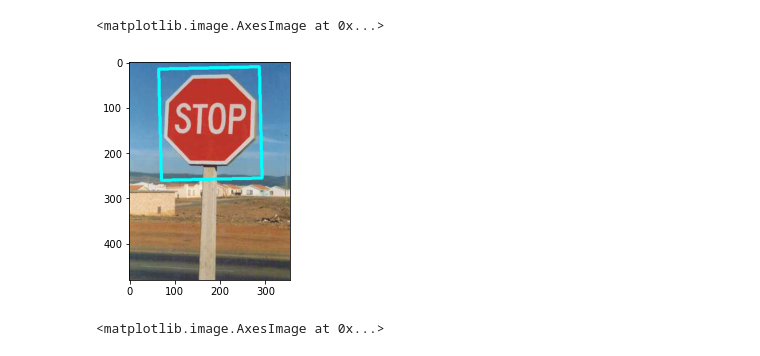
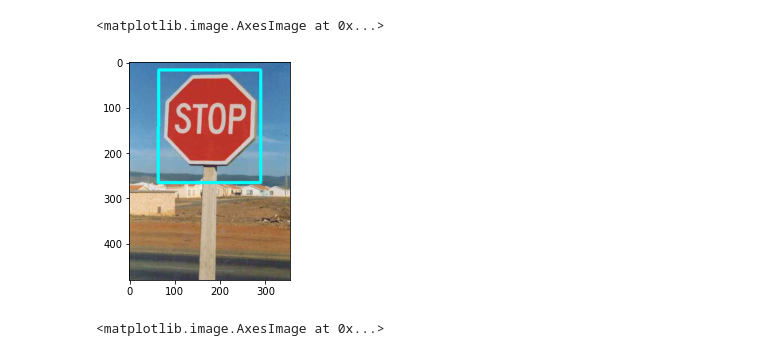
Before and after one commit to RuolinZheng08/ttic31040-computer-vision, a Jupyter notebook: project/object_detection_draft.ipynb, the cells around one changed output. Drawn from its saved outputs; the diff is of its cells as text; code cells hidden in the pictures.

```diff
--- a/project/object_detection_draft.ipynb
+++ b/project/object_detection_draft.ipynb
@@ -73,16 +73,16 @@ def convert_vertices_using_keypoint_pairs(points, keypt, keypt_ref):
 # %%
 kpts, kpts_ref = extract_correspondences(img1, img_ref)
 # %%
-idx = 20
+idx = 21
 points_ref = get_vertices(img_ref)
 points = convert_vertices_using_keypoint_pairs(
     points_ref, kpts[idx], kpts_ref[idx])
 vertices = reshape_vertices_for_cv2(points)
 im = draw_bounding_box(img1, vertices)
 plt.imshow(im)
 # %% [output]
 <matplotlib.image.AxesImage at 0x...>
-[figure, old version]
+[figure, new version]
 # %%
 idx = 40
 points_ref = get_vertices(img_ref)
```
Also changed, not shown: parts of 20 cells of this notebook.
